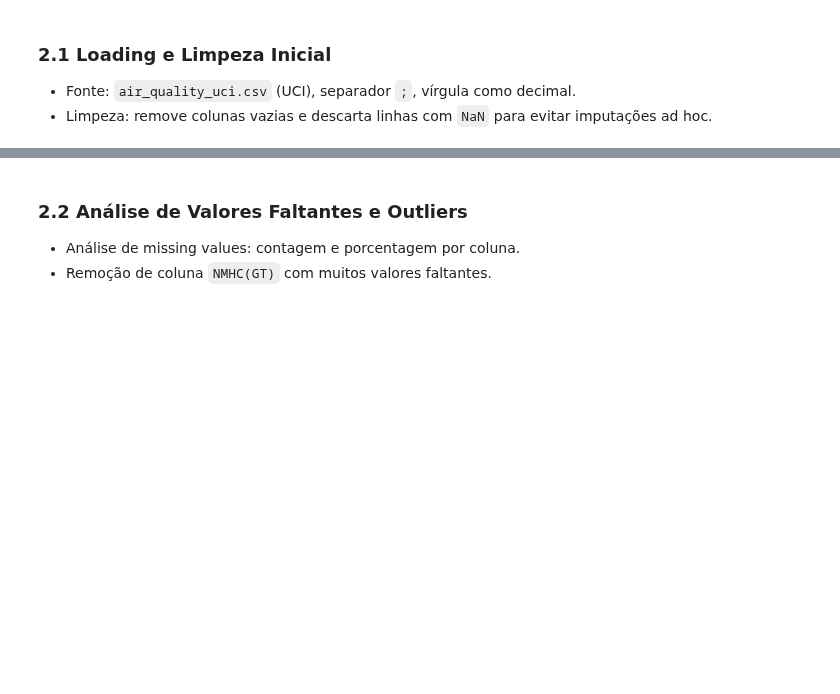
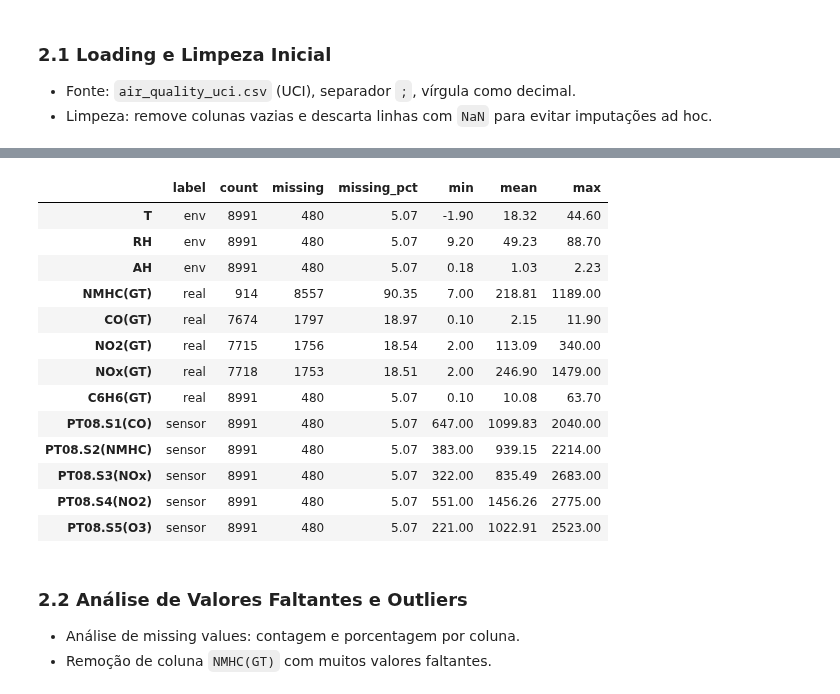
Before and after one commit to diego-nac/ica-homeworks, a Jupyter notebook: homework3/code.ipynb, the cells around one changed output, grey strips where cells are left out. Drawn from its saved outputs; the diff is of its cells as text; code cells hidden in the pictures; blank space fills up the shorter version.

```diff
--- a/homework3/code.ipynb
+++ b/homework3/code.ipynb
@@ -60,3 +106,44 @@ air_quality = air_quality.iloc[:, :-2]
+# %%
+import pandas as pd
+import numpy as np
+
+df_num = air_quality.select_dtypes(include=[np.number])
+
+labels = pd.Series("other", index=df_num.columns)
+labels[df_num.filter(regex=r"\(GT\)$").columns] = "real"
+labels[df_num.filter(regex=r"^PT08").columns] = "sensor"
+labels[["T", "RH", "AH"]] = "env"
+
+stats_table = (
+    pd.DataFrame({
+        "label": labels,
+        "count": df_num.count(),
+        "missing": df_num.isna().sum(),
+        "missing_pct": df_num.isna().mean() * 100,
+        "min": df_num.min(),
+        "mean": df_num.mean(),
+        "max": df_num.max()
+    })
+    .round(2)
+    .sort_values(by=["label", "missing_pct"], ascending=[True, False])
+)
+
+display(stats_table)
+# %% [output]
+|  | label | count | missing | missing_pct | min | mean | max |
+| T | env | 8991 | 480 | 5.07 | -1.90 | 18.32 | 44.60 |
+| RH | env | 8991 | 480 | 5.07 | 9.20 | 49.23 | 88.70 |
+| AH | env | 8991 | 480 | 5.07 | 0.18 | 1.03 | 2.23 |
+| NMHC(GT) | real | 914 | 8557 | 90.35 | 7.00 | 218.81 | 1189.00 |
+| CO(GT) | real | 7674 | 1797 | 18.97 | 0.10 | 2.15 | 11.90 |
+| NO2(GT) | real | 7715 | 1756 | 18.54 | 2.00 | 113.09 | 340.00 |
+| NOx(GT) | real | 7718 | 1753 | 18.51 | 2.00 | 246.90 | 1479.00 |
+| C6H6(GT) | real | 8991 | 480 | 5.07 | 0.10 | 10.08 | 63.70 |
+| PT08.S1(CO) | sensor | 8991 | 480 | 5.07 | 647.00 | 1099.83 | 2040.00 |
+| PT08.S2(NMHC) | sensor | 8991 | 480 | 5.07 | 383.00 | 939.15 | 2214.00 |
+| PT08.S3(NOx) | sensor | 8991 | 480 | 5.07 | 322.00 | 835.49 | 2683.00 |
+| PT08.S4(NO2) | sensor | 8991 | 480 | 5.07 | 551.00 | 1456.26 | 2775.00 |
+| PT08.S5(O3) | sensor | 8991 | 480 | 5.07 | 221.00 | 1022.91 | 2523.00 |
 # %% [markdown]
 ### 2.2 Análise de Valores Faltantes e Outliers
 
```
Also changed, not shown: parts of 6 cells of this notebook, 36 other files.
